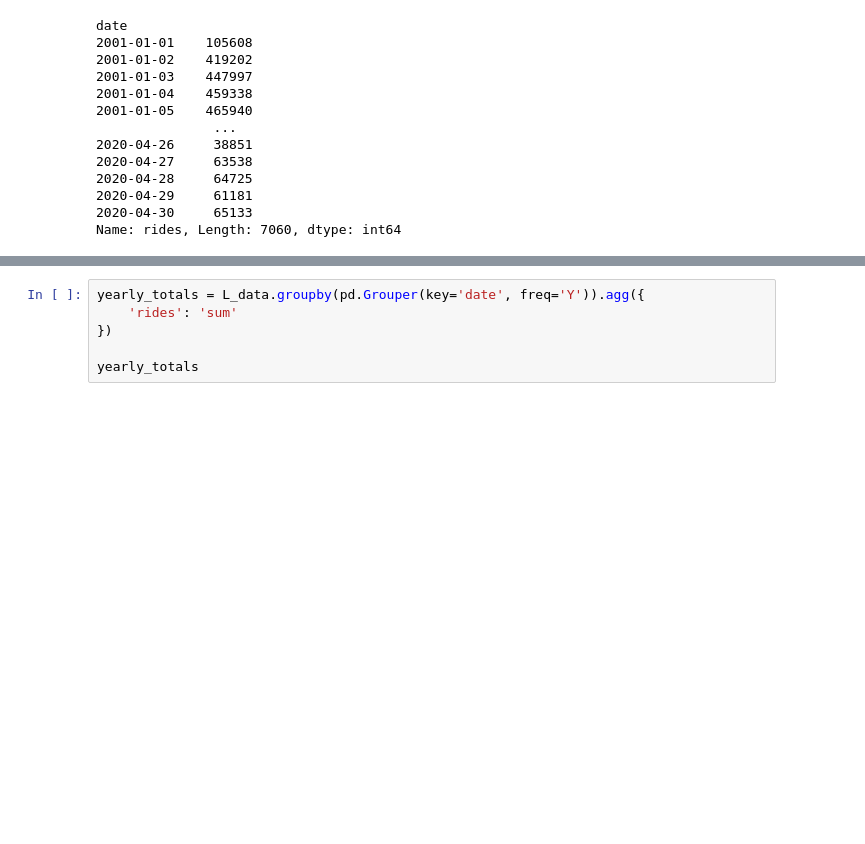
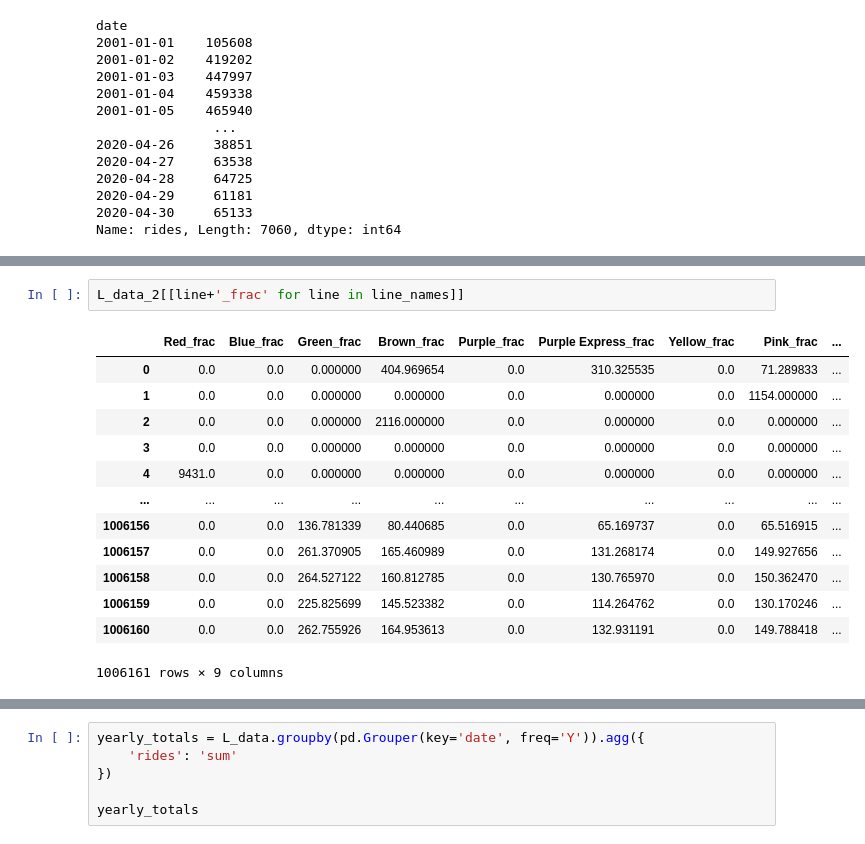
Before and after one commit to cdfencing/Project-I, a Jupyter notebook: Lines analysis/Lines.ipynb, the cells around one changed output, grey strips where cells are left out. Cells and saved outputs as stored; diff of their text form; blank space fills up the shorter version.

```diff
--- a/Lines analysis/Lines.ipynb
+++ b/Lines analysis/Lines.ipynb
@@ -124,0 +204,16 @@ Line_data_1[[line + '_frac' for line in line_names]]
+# %%
+L_data_2[[line+'_frac' for line in line_names]]
+# %% [output]
+|  | Red_frac | Blue_frac | Green_frac | Brown_frac | Purple_frac | Purple Express_frac | Yellow_frac | Pink_frac | ... |
+| 0 | 0.0 | 0.0 | 0.000000 | 404.969654 | 0.0 | 310.325535 | 0.0 | 71.289833 | ... |
+| 1 | 0.0 | 0.0 | 0.000000 | 0.000000 | 0.0 | 0.000000 | 0.0 | 1154.000000 | ... |
+| 2 | 0.0 | 0.0 | 0.000000 | 2116.000000 | 0.0 | 0.000000 | 0.0 | 0.000000 | ... |
+| 3 | 0.0 | 0.0 | 0.000000 | 0.000000 | 0.0 | 0.000000 | 0.0 | 0.000000 | ... |
+| 4 | 9431.0 | 0.0 | 0.000000 | 0.000000 | 0.0 | 0.000000 | 0.0 | 0.000000 | ... |
+| ... | ... | ... | ... | ... | ... | ... | ... | ... | ... |
+| 1006156 | 0.0 | 0.0 | 136.781339 | 80.440685 | 0.0 | 65.169737 | 0.0 | 65.516915 | ... |
+| 1006157 | 0.0 | 0.0 | 261.370905 | 165.460989 | 0.0 | 131.268174 | 0.0 | 149.927656 | ... |
+| 1006158 | 0.0 | 0.0 | 264.527122 | 160.812785 | 0.0 | 130.765970 | 0.0 | 150.362470 | ... |
+| 1006159 | 0.0 | 0.0 | 225.825699 | 145.523382 | 0.0 | 114.264762 | 0.0 | 130.170246 | ... |
+| 1006160 | 0.0 | 0.0 | 262.755926 | 164.953613 | 0.0 | 132.931191 | 0.0 | 149.788418 | ... |
+1006161 rows × 9 columns
```
Also changed, not shown: parts of 13 cells of this notebook, 1 other file.
